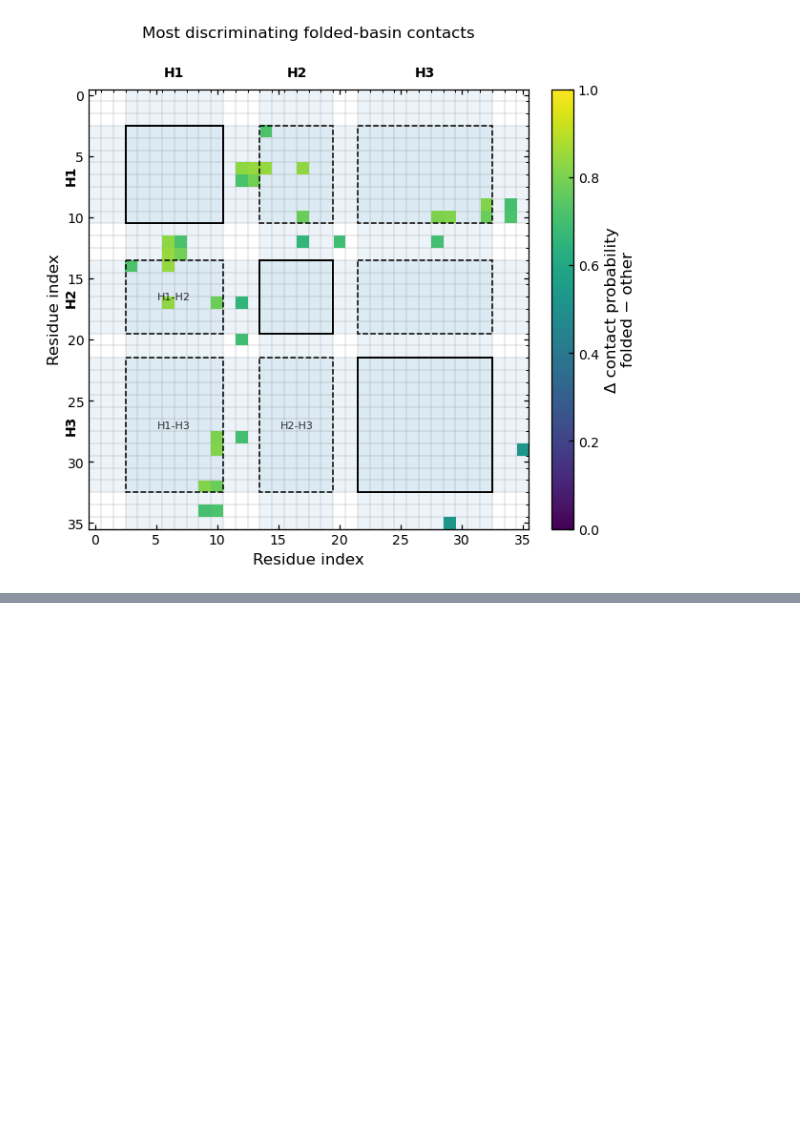
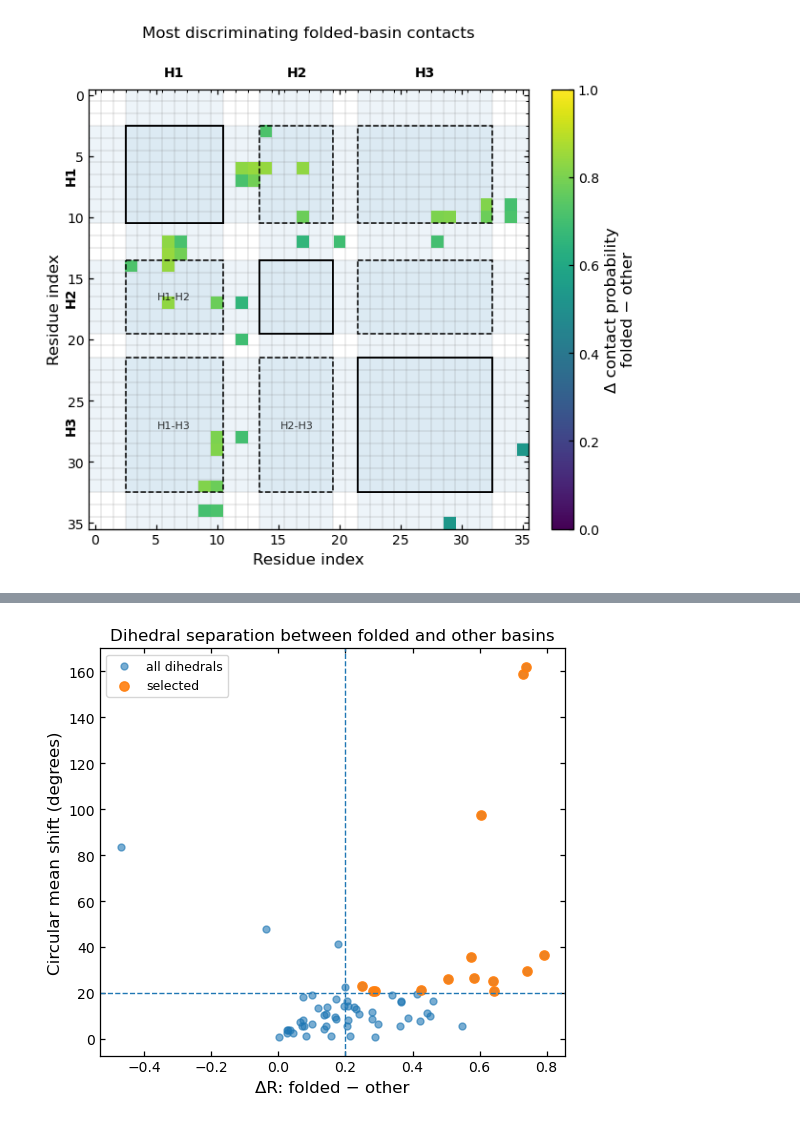
Before and after one commit to miriamzara/MSM, a Jupyter notebook: root/notebooks/step_4_NEW_analysis.ipynb, the cells around one changed output, grey strips where cells are left out. Saved outputs shown, nothing was run; the diff lists cells and outputs as text; code cells hidden in the pictures; blank space fills up the shorter version.

```diff
--- a/root/notebooks/step_4_NEW_analysis.ipynb
+++ b/root/notebooks/step_4_NEW_analysis.ipynb
@@ -1144,0 +1398,30 @@ plt.tight_layout()
+# %%
+fig, ax = plt.subplots(figsize=(5.5, 5))
+
+ax.scatter(
+    all_dihedral_df["delta_R_folded_minus_other"],
+    all_dihedral_df["mean_shift_deg"],
+    s=25,
+    alpha=0.6,
+    label="all dihedrals"
+)
+
+ax.scatter(
+    most_different_dihedrals["delta_R_folded_minus_other"],
+    most_different_dihedrals["mean_shift_deg"],
+    s=45,
+    alpha=0.9,
+    label="selected"
+)
+
+ax.axvline(0.2, linestyle="--", linewidth=1)
+ax.axhline(20, linestyle="--", linewidth=1)
+
+ax.set_xlabel("ΔR: folded − other")
+ax.set_ylabel("Circular mean shift (degrees)")
+ax.set_title("Dihedral separation between folded and other basins")
+ax.legend()
+
+plt.tight_layout()
+# %% [output]
+[figure, added]
```
Also changed, not shown: parts of 9 cells of this notebook.
